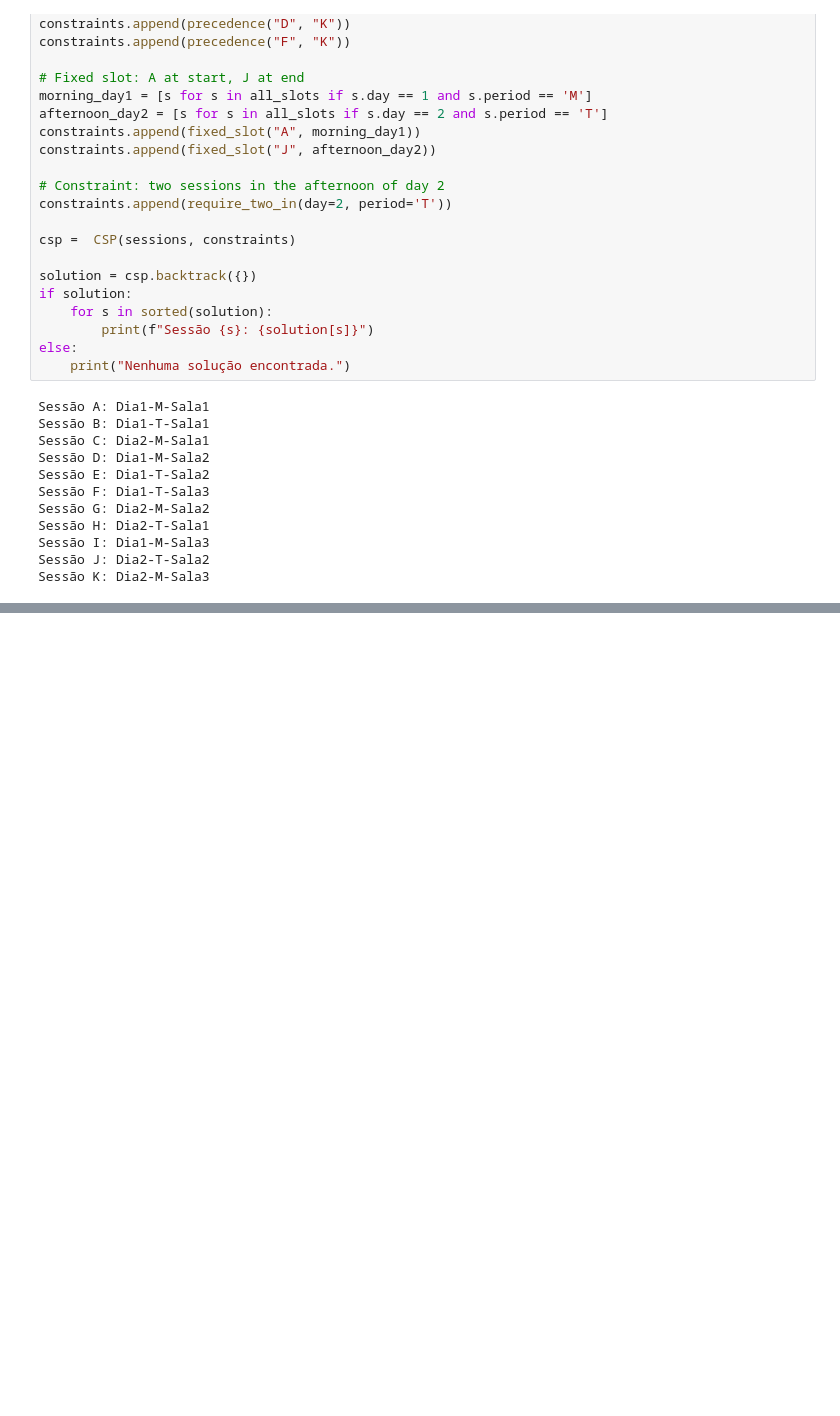
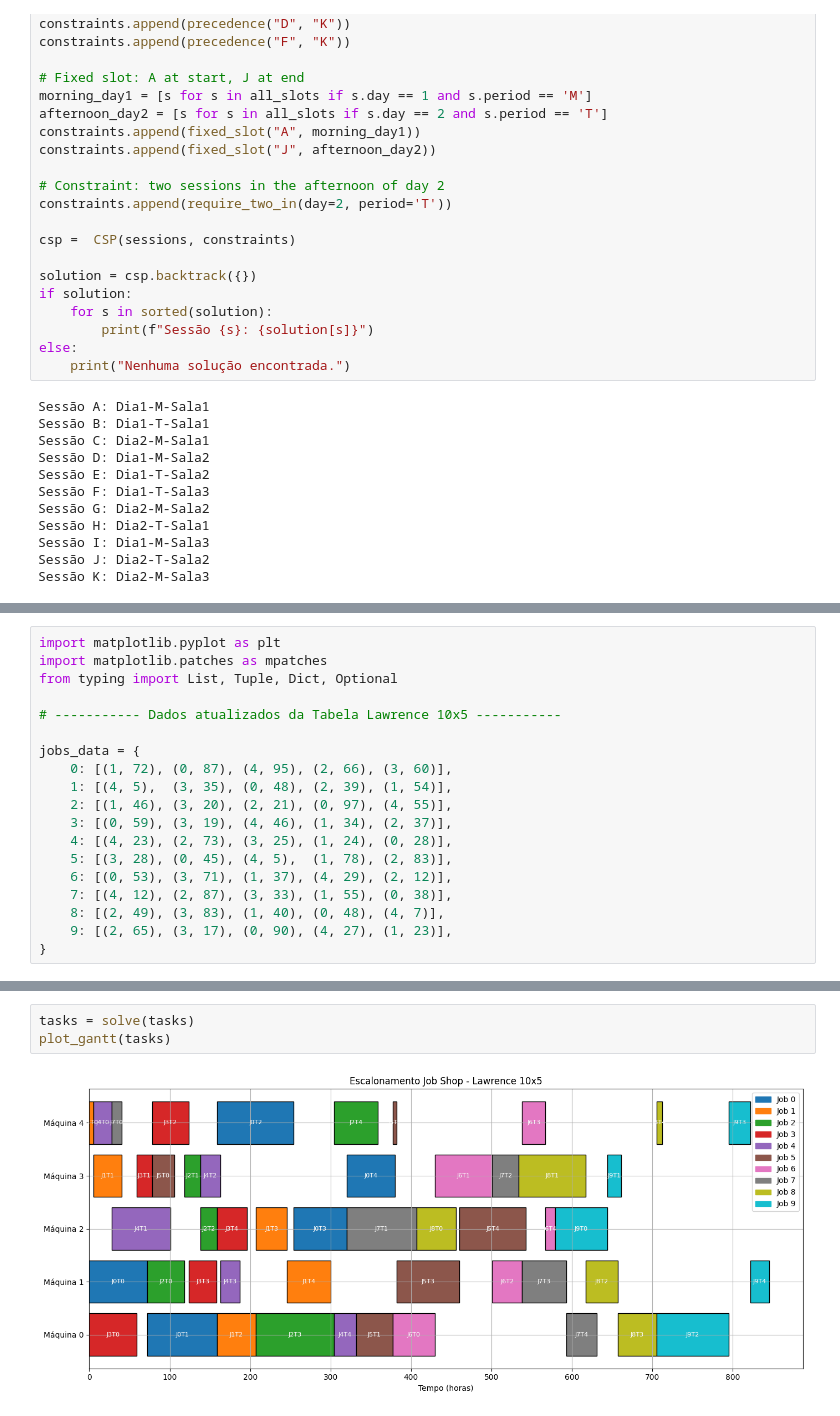
Before and after one commit to kaiquevalentim/pac-man-with-AI, a Jupyter notebook: csp.ipynb, the cells around one changed output, grey strips where cells are left out. Saved outputs shown, nothing was run; the diff lists cells and outputs as text; blank space fills up the shorter version.

```diff
--- a/csp.ipynb
+++ b/csp.ipynb
@@ -147,0 +152,19 @@ Sessão K: Dia2-M-Sala3
+# %%
+import matplotlib.pyplot as plt
+import matplotlib.patches as mpatches
+from typing import List, Tuple, Dict, Optional
+
+# ----------- Dados atualizados da Tabela Lawrence 10x5 -----------
+
+jobs_data = {
+    0: [(1, 72), (0, 87), (4, 95), (2, 66), (3, 60)],
+    1: [(4, 5),  (3, 35), (0, 48), (2, 39), (1, 54)],
+    2: [(1, 46), (3, 20), (2, 21), (0, 97), (4, 55)],
+    3: [(0, 59), (3, 19), (4, 46), (1, 34), (2, 37)],
+    4: [(4, 23), (2, 73), (3, 25), (1, 24), (0, 28)],
+    5: [(3, 28), (0, 45), (4, 5),  (1, 78), (2, 83)],
+    6: [(0, 53), (3, 71), (1, 37), (4, 29), (2, 12)],
+    7: [(4, 12), (2, 87), (3, 33), (1, 55), (0, 38)],
+    8: [(2, 49), (3, 83), (1, 40), (0, 48), (4, 7)],
+    9: [(2, 65), (3, 17), (0, 90), (4, 27), (1, 23)],
+}
@@ -147,0 +237,5 @@ Sessão K: Dia2-M-Sala3
+# %%
+tasks = solve(tasks)
+plot_gantt(tasks)
+# %% [output]
+[figure, added]
```
Also changed, not shown: parts of 3 cells of this notebook.
